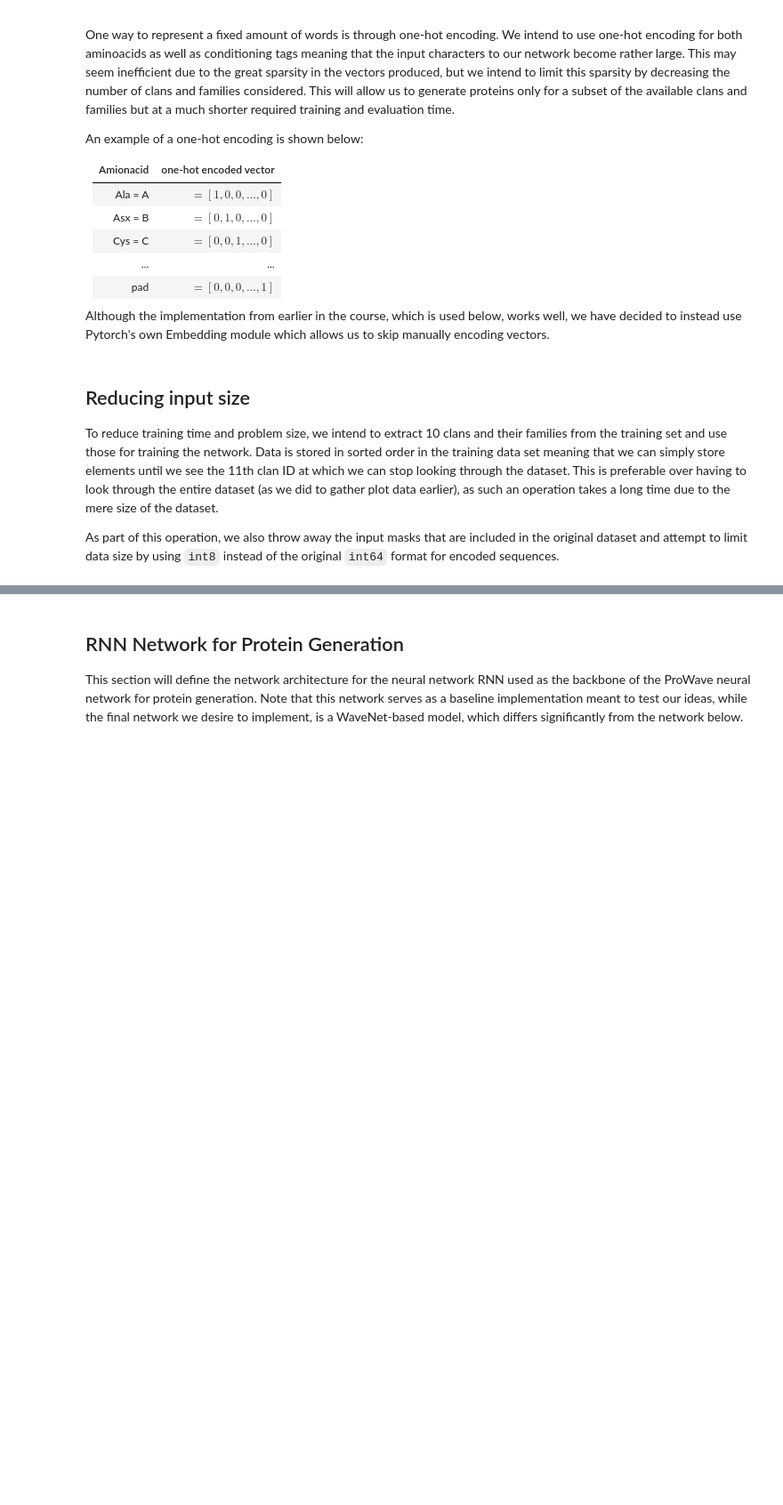
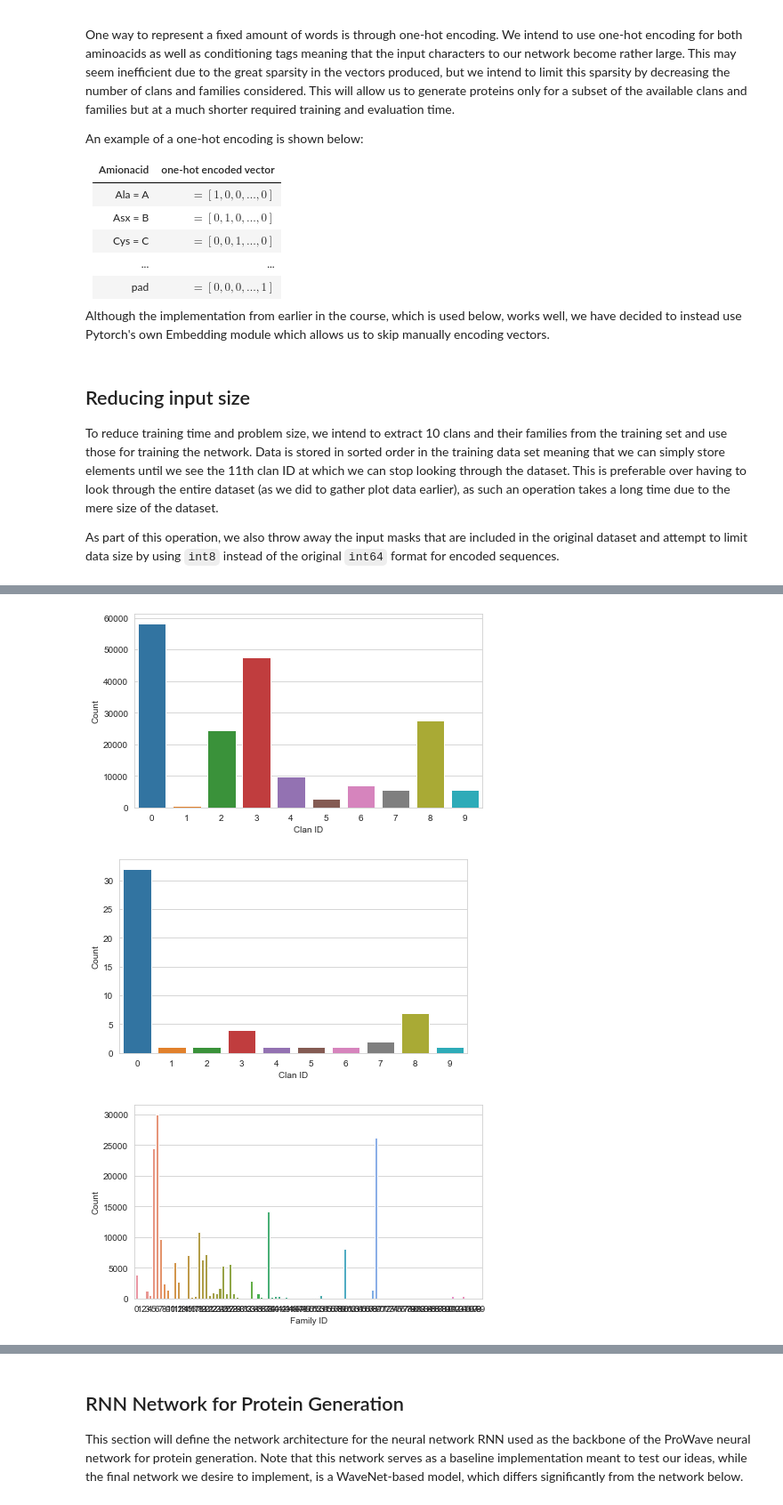
Before and after one commit to hansemandse/prowave, a Jupyter notebook: src/DeeplearningProject.ipynb, the cells around one changed output, grey strips where cells are left out. Shown at 89% size. Drawn from its saved outputs; the diff is of its cells as text; code cells hidden in the pictures; blank space fills up the shorter version.

```diff
--- a/src/DeeplearningProject.ipynb
+++ b/src/DeeplearningProject.ipynb
@@ -187,0 +216,20 @@ plt.show()
+# %%
+dataset2 = dataset[dataset['Family ID'].isin(list(range(100)))]
+pdf = pd.DataFrame.from_dict({'Clan ID' : list(range(10)),'Count' : [len(dataset[dataset['Clan ID']==i]) for i in range(10)]})
+plt.figure(figsize=(7,4))
+sns.barplot(x='Clan ID', y='Count', data=pdf)
+plt.show()
+pdf = pd.DataFrame.from_dict({'Clan ID' : list(range(10)),'Count' : [len(set(dataset[dataset['Clan ID']==i]['Family ID'])) for i in range(10)]})
+plt.figure(figsize=(7,4))
+sns.barplot(x='Clan ID', y='Count', data=pdf)
+plt.show()
+# Histogram of Family IDs
+pdf = pd.DataFrame.from_dict({'Family ID' : list(range(100)),'Count' : [len(dataset[dataset['Family ID']==i]) for i in range(100)]})
+plt.figure(figsize=(7,4))
+sns.barplot(x='Family ID', y='Count', data=pdf)
+plt.show()
+# Plot some of the AmoniAcids
+# %% [output]
+[figure, added]
+[figure, added]
+[figure, added]
```
Also changed, not shown: parts of 14 cells of this notebook, 1 other file.
